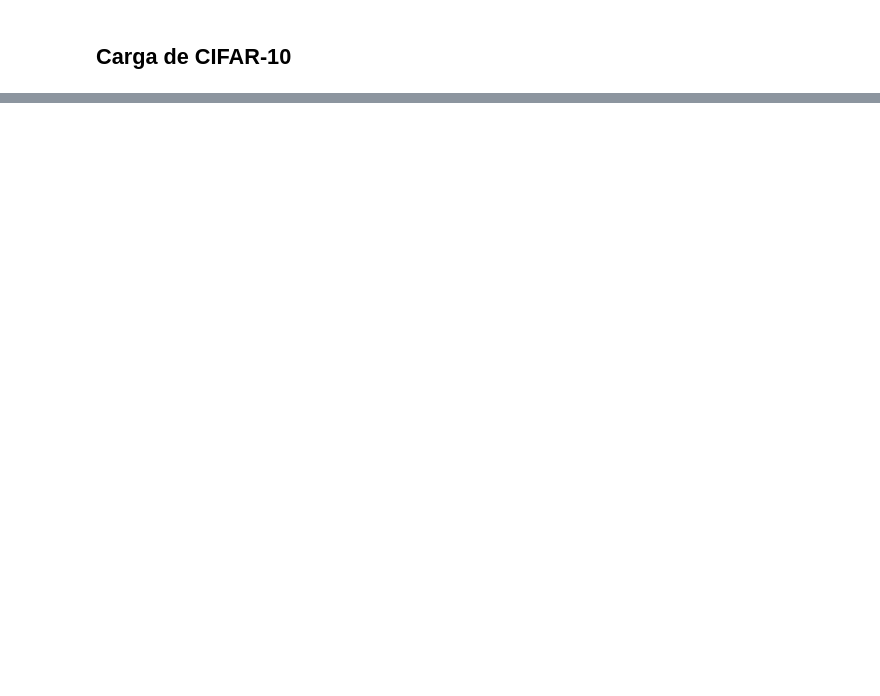
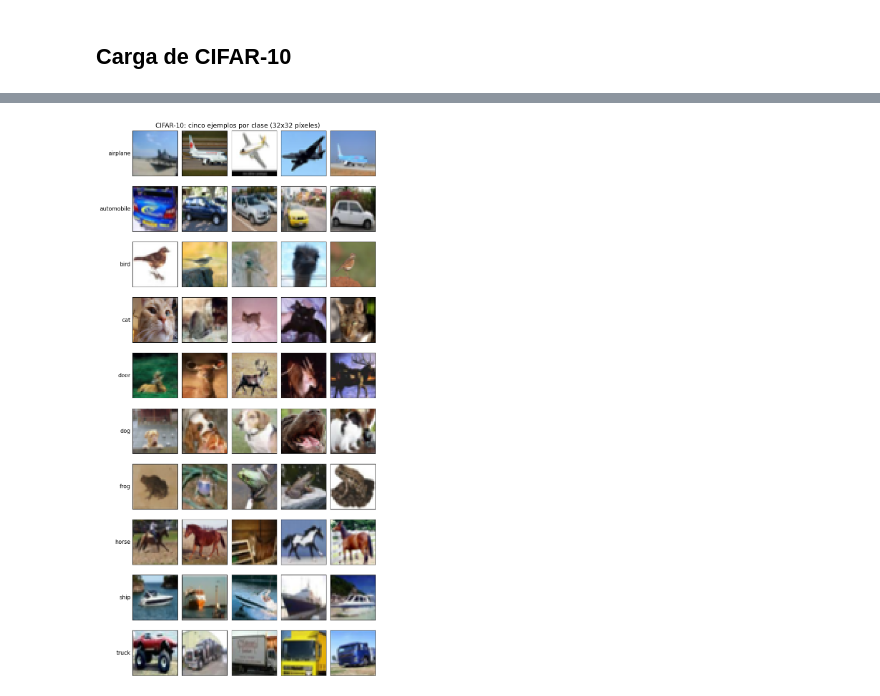
Before and after one commit to Bamo0507/Laboratorio_6_Transfer_Learning, a Jupyter notebook: Laboratorio6_Transfer_Learning.ipynb, the cells around one changed output, grey strips where cells are left out. Saved outputs shown, nothing was run; the diff lists cells and outputs as text; code cells hidden in the pictures; blank space fills up the shorter version.

```diff
--- a/Laboratorio6_Transfer_Learning.ipynb
+++ b/Laboratorio6_Transfer_Learning.ipynb
@@ -61,0 +163,22 @@ Se carga mediante `torchvision.datasets.CIFAR10`, donde el parámetro `train` in
+# %%
+N_EJEMPLOS = 5
+rng = np.random.default_rng(SEED)
+etiquetas = np.array(train.targets)
+
+fig, axes = plt.subplots(len(CLASES), N_EJEMPLOS, figsize=(N_EJEMPLOS * 1.6, len(CLASES) * 1.6))
+
+# Por cada clase se eligen al azar cinco imágenes del conjunto de entrenamiento
+for fila, clase in enumerate(CLASES):
+    indices = rng.choice(np.where(etiquetas == fila)[0], size=N_EJEMPLOS, replace=False)
+    for col, idx in enumerate(indices):
+        ax = axes[fila, col]
+        ax.imshow(train.data[idx])
+        ax.set_xticks([])
+        ax.set_yticks([])
+    axes[fila, 0].set_ylabel(clase, rotation=0, ha="right", va="center", fontsize=11)
+
+fig.suptitle("CIFAR-10: cinco ejemplos por clase (32x32 píxeles)", fontsize=13)
+plt.tight_layout()
+plt.show()
+# %% [output]
+[figure, added]
```
Also changed, not shown: parts of 19 cells of this notebook.
